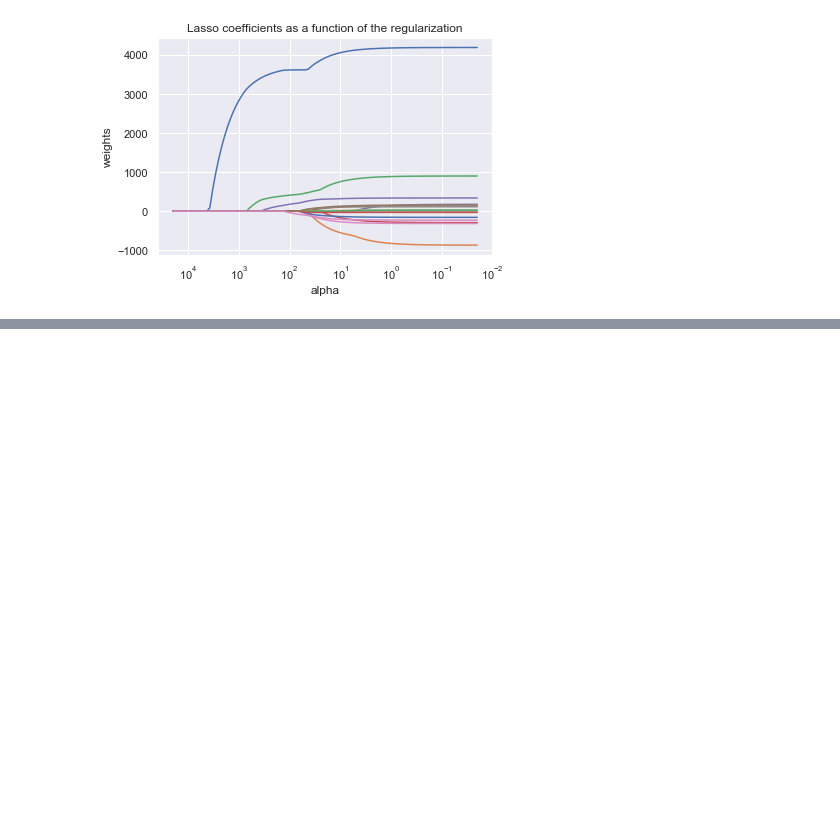
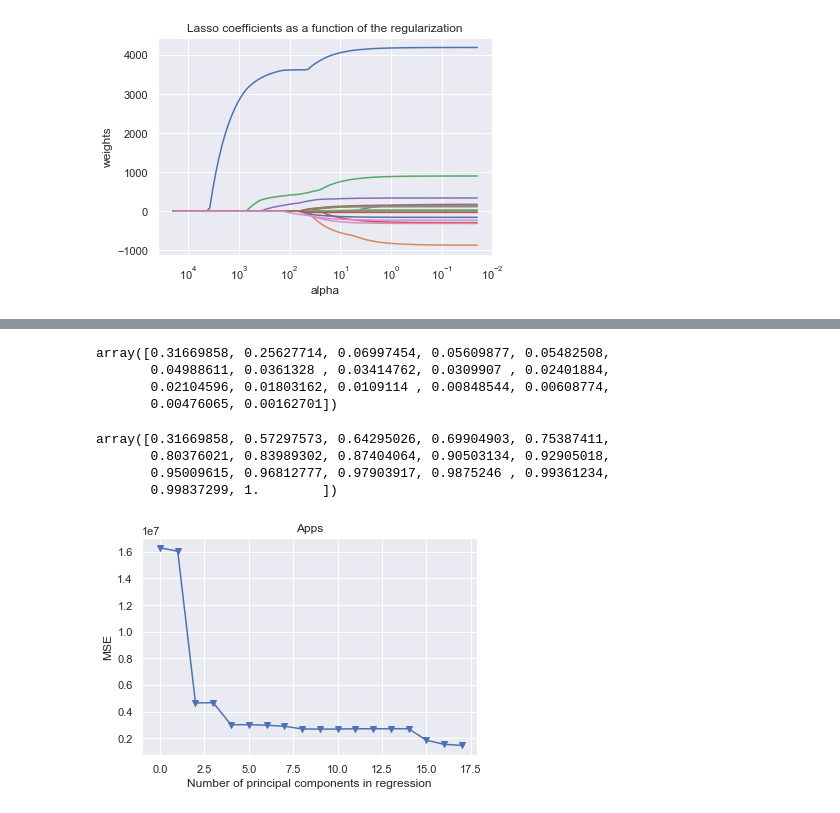
Before and after one commit to DTRuiz/ISLpy, a Jupyter notebook: Chapter6_exercises.ipynb, the cells around one changed output, grey strips where cells are left out. Drawn from its saved outputs; the diff is of its cells as text; code cells hidden in the pictures; blank space fills up the shorter version.

```diff
--- a/Chapter6_exercises.ipynb
+++ b/Chapter6_exercises.ipynb
@@ -871,0 +877,3 @@ plt.title('Lasso coefficients as a function of the regularization');
+# %%
+pca = PCA()
+X_reduced = pca.fit_transform(scale(X))
@@ -871,0 +896,44 @@ plt.title('Lasso coefficients as a function of the regularization');
+# %%
+pca.explained_variance_ratio_
+# %% [output]
+array([0.31669858, 0.25627714, 0.06997454, 0.05609877, 0.05482508,
+       0.04988611, 0.0361328 , 0.03414762, 0.0309907 , 0.02401884,
+       0.02104596, 0.01803162, 0.0109114 , 0.00848544, 0.00608774,
+       0.00476065, 0.00162701])
+# %%
+# cumulative explained variance
+np.cumsum(pca.explained_variance_ratio_)
+# %% [output]
+array([0.31669858, 0.57297573, 0.64295026, 0.69904903, 0.75387411,
+       0.80376021, 0.83989302, 0.87404064, 0.90503134, 0.92905018,
+       0.95009615, 0.96812777, 0.97903917, 0.9875246 , 0.99361234,
+       0.99837299, 1.        ])
+# %%
+lr = LinearRegression()
+
+X_reduced_train = pca.fit_transform(scale(X_train))
+n = len(X_reduced_train)
+
+#kf_10 = KFold(n_splits=10, shuffle=False, random_state=1)
+kf_10 = cross_validation.KFold(n, n_folds=10, shuffle=True, random_state=1)
+
+mse = []
+
+score = cross_validation.cross_val_score(lr, np.ones((n,1)),
+                                         y_train.ravel(), cv=kf_10, scoring='neg_mean_squared_error').mean()
+mse.append(-score)
+
+# calculate mse for all principal components
+for i in np.arange(1, X_reduced_train.shape[1]+1):
+    score = cross_validation.cross_val_score(lr, X_reduced_train[:,:i],
+                                             y_train.ravel(), cv=kf_10, scoring='neg_mean_squared_error').mean()
+    mse.append(-score)
+
+# Plot results
+plt.plot(mse, '-v')
+plt.xlabel('Number of principal components in regression')
+plt.ylabel('MSE')
+plt.title('Apps')
+plt.xlim(xmin=-1);
+# %% [output]
+[figure, added]
```
Also changed, not shown: parts of 9 cells of this notebook, 1 other file.
